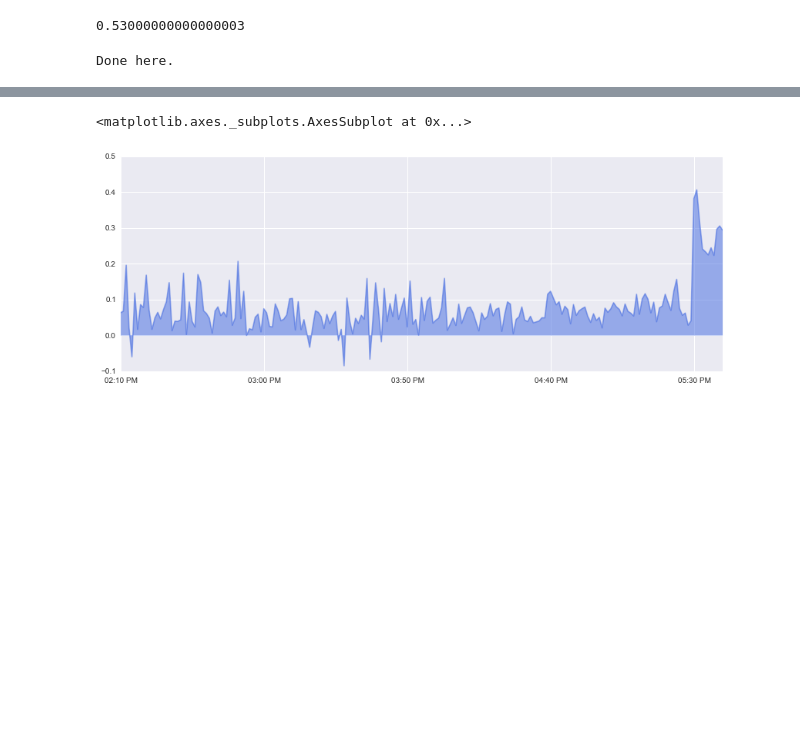
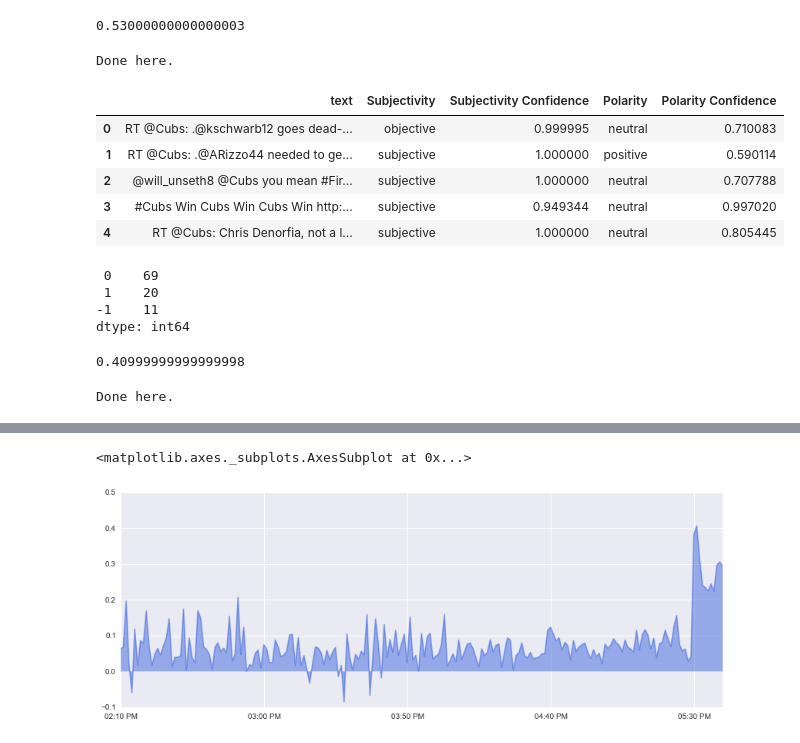
Before and after one commit to yongcho822/Cubs-Sentiment-Analysis-Dashboard, a Jupyter notebook: DaCubs.ipynb, the cells around one changed output, grey strips where cells are left out. Drawn from its saved outputs; the diff is of its cells as text; code cells hidden in the pictures; blank space fills up the shorter version.

```diff
--- a/DaCubs.ipynb
+++ b/DaCubs.ipynb
@@ -472,3 +484,33 @@ df_100.to_csv("df_100.csv", encoding='utf-8')
 print 'Done here.'
 # %% [output]
 Done here.
+# %%
+df_100aylien = pd.read_csv("df_100aylien.csv")
+df_100aylien.head()
+# %% [output]
+|  | text | Subjectivity | Subjectivity Confidence | Polarity | Polarity Confidence |
+| 0 | RT @Cubs: .@kschwarb12 goes dead-... | objective | 0.999995 | neutral | 0.710083 |
+| 1 | RT @Cubs: .@ARizzo44 needed to ge... | subjective | 1.000000 | positive | 0.590114 |
+| 2 | @will_unseth8 @Cubs you mean #Fir... | subjective | 1.000000 | neutral | 0.707788 |
+| 3 | #Cubs Win Cubs Win Cubs Win http:... | subjective | 0.949344 | neutral | 0.997020 |
+| 4 | RT @Cubs: Chris Denorfia, not a l... | subjective | 1.000000 | neutral | 0.805445 |
+# %%
+df_100aylien['pol_num'] = df_100aylien['Polarity'].replace("neutral",0).replace("positive",1)\
+                                                    .replace("negative",-1).replace('NaN', 0)
+print df_100aylien['pol_num'].value_counts()
+# %% [output]
+ 0    69
+ 1    20
+-1    11
+dtype: int64
+# %%
+accuracy_score(list(df_100aylien['pol_num']), label_list)
+# %% [output]
+0.40999999999999998
+# %%
+#lets now write out the cleaned up, pre-processed version of df_100 to Aylien Google Sheets
+
+df_100_pp.to_csv("df_100_pp.csv", encoding='utf-8')
+print 'Done here.'
+# %% [output]
+Done here.
```
Also changed, not shown: parts of 14 cells of this notebook.
